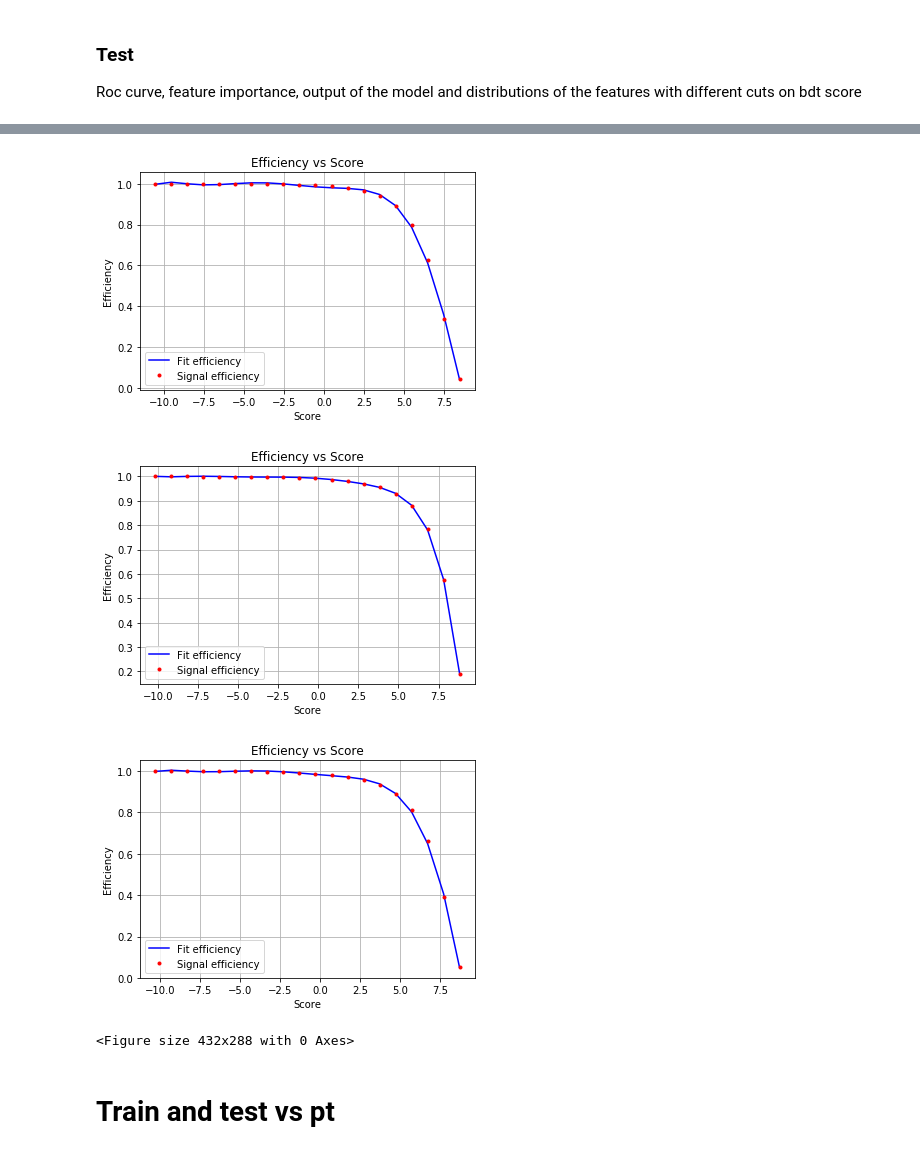
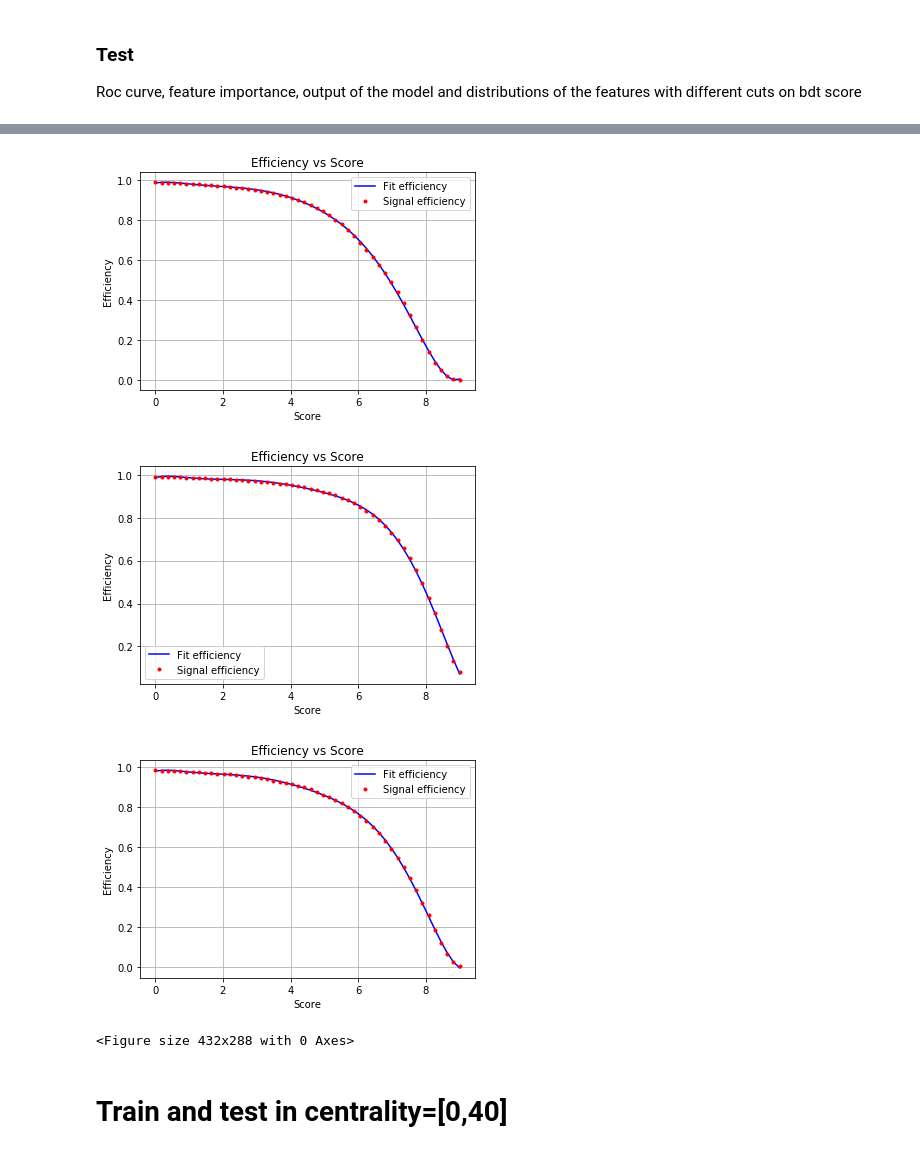
Before and after one commit to pfecchio/HypertritonML, a Jupyter notebook: Hypertriton2Body/Optimization/Parameters_Optimization.ipynb, the cells around one changed output, grey strips where cells are left out. Drawn from its saved outputs; the diff is of its cells as text; code cells hidden in the pictures.

Commit message:
Remove training in pt bins and calculate efficiency in range [0,9,50]

```diff
--- a/Hypertriton2Body/Optimization/Parameters_Optimization.ipynb
+++ b/Hypertriton2Body/Optimization/Parameters_Optimization.ipynb
@@ -160,17 +139,18 @@ for i in range(0,3):
 # %%
-fit_efficiency_array=np.zeros([3,8])
+efficiency_cent_array=np.zeros([3,50])
 # %%
 for i in range(0,3):
     cent=centrality_list[i]
     df=test_list[i]
     dtest = xgb.DMatrix(data=test_list[i][training_columns])
-    df['Score']=model_list[i].predict(dtest,output_margin=True)
-    fit_efficiency_array[i,:]=EfficiencyVsCuts(df)
+    score=model_list[i].predict(dtest,output_margin=True)
+    df.eval('Score = @score',inplace=True)
+    efficiency_cent_array[i,:]=EfficiencyVsCuts(df)
     plt.figure()
     del df
 # %% [output]
-[figure, old version]
+[figure, new version]
-[figure, old version]
+[figure, new version]
-[figure, old version]
+[figure, new version]
 <Figure size 432x288 with 0 Axes>
 # %%
@@ -180,4 +160,4 @@ pickle.dump(model_list[0],open("Significance/model_cent_1.pkl", "wb"))
 pickle.dump(model_list[1],open("Significance/model_cent_2.pkl", "wb"))
 pickle.dump(model_list[2],open("Significance/model_cent_3.pkl", "wb"))
 # %% [markdown]
-# Train and test vs pt
+# Train and test in centrality=[0,40]
```
Also changed, not shown: parts of 20 cells of this notebook, 1 other file.
